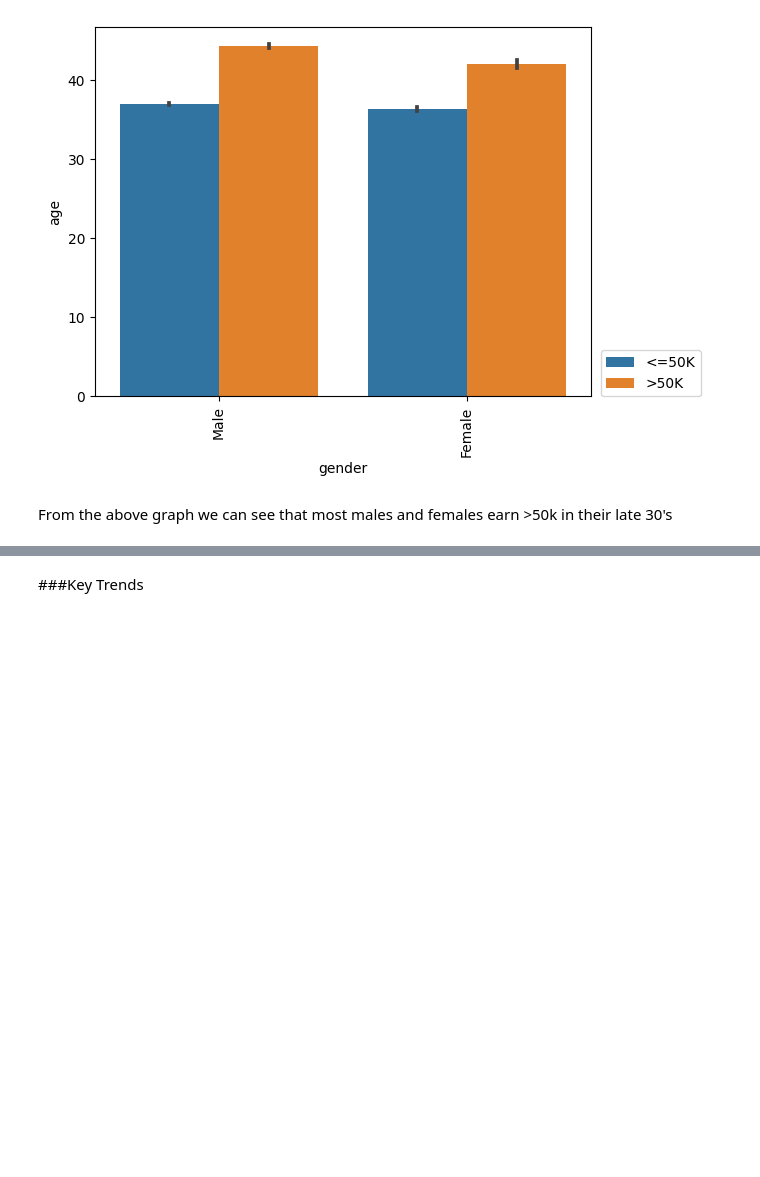
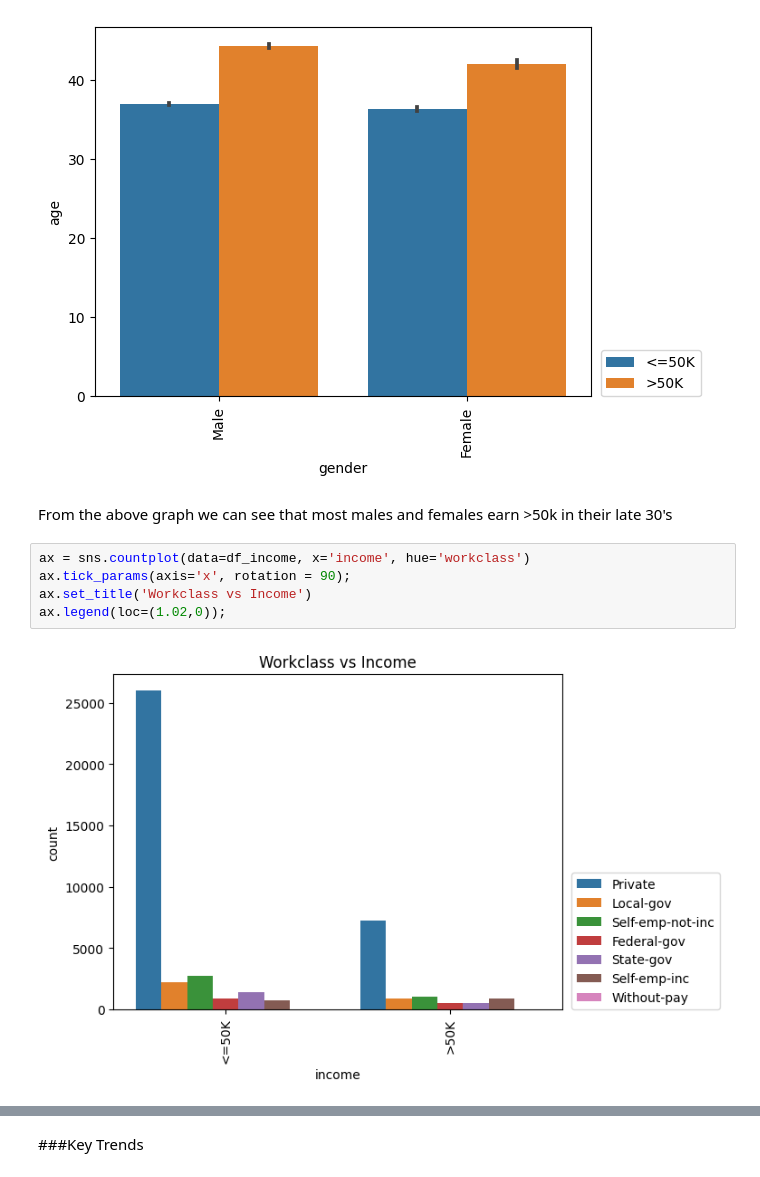
Before and after one commit to Jody565/Project2, a Jupyter notebook: Jody_Jacobs_Project2Part3.ipynb, the cells around one changed output, grey strips where cells are left out. Drawn from its saved outputs; the diff is of its cells as text; blank space fills up the shorter version.

```diff
--- a/Jody_Jacobs_Project2Part3.ipynb
+++ b/Jody_Jacobs_Project2Part3.ipynb
@@ -379,3 +378,10 @@ ax.legend(loc=(1.02,0));
 [figure]
 # %% [markdown]
 From the above graph we can see that most males and females earn >50k in their late 30's
+# %%
+ax = sns.countplot(data=df_income, x='income', hue='workclass')
+ax.tick_params(axis='x', rotation = 90);
+ax.set_title('Workclass vs Income')
+ax.legend(loc=(1.02,0));
+# %% [output]
+[figure, added]
```
Also changed, not shown: parts of 6 cells of this notebook.
